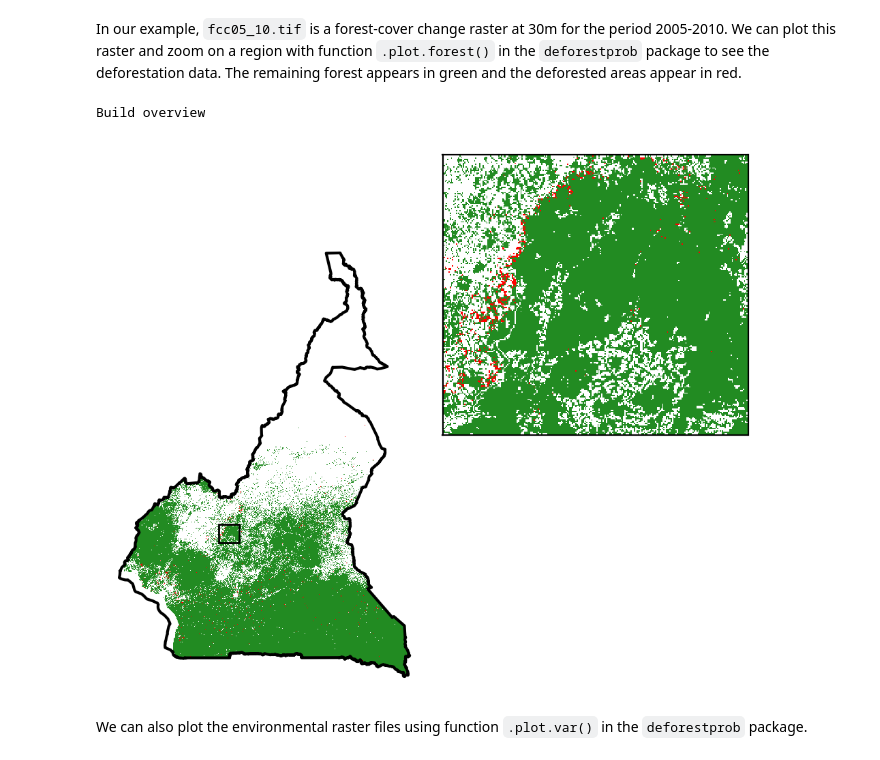
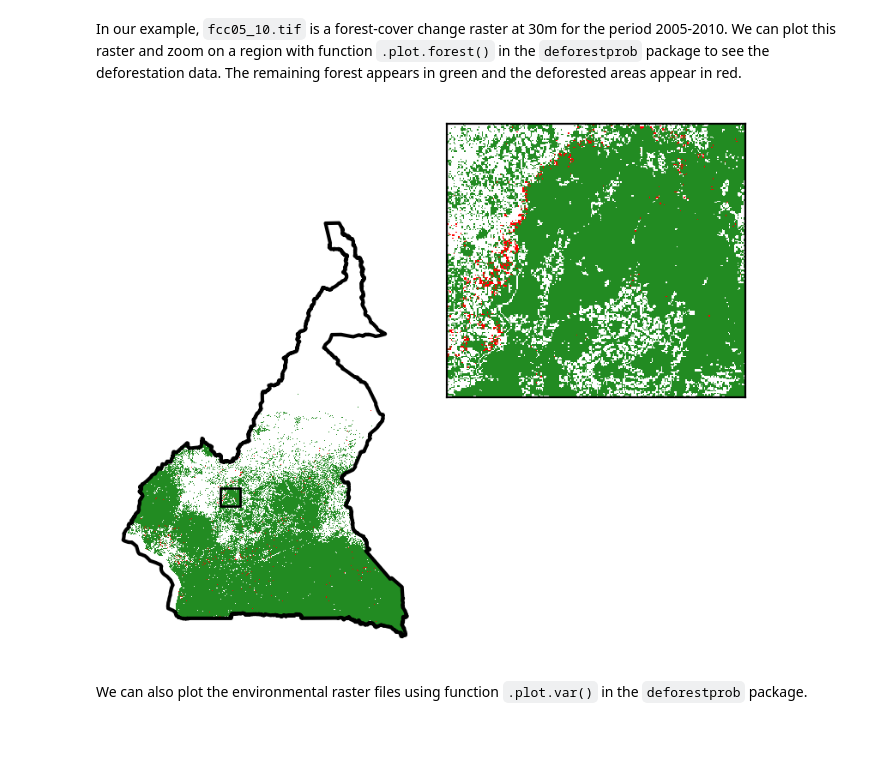
Before and after one commit to ghislainv/workshopReCaREDD, a Jupyter notebook: deforCameroon/notebook/notebook.ipynb, the cells around one changed output. Saved outputs shown, nothing was run; the diff lists cells and outputs as text; code cells hidden in the pictures.

```diff
--- a/deforCameroon/notebook/notebook.ipynb
+++ b/deforCameroon/notebook/notebook.ipynb
@@ -87,18 +87,16 @@ In our example, `fcc05_10.tif` is a forest-cover change raster at 30m for the pe
 # %%
 # ========================================================
 # Plot forest
 # ========================================================
-forest_fig = dfp.plot.forest(input_forest_raster="data/fcc05_10.tif",
+dfp.plot.forest(input_forest_raster="data/fcc05_10.tif",
                 output_file="output/forest.png",
                 borders="data/borders_UTM.shp",
                 col=(255, 0, 0, 255),  # rgba color for deforestation
-                figsize=(5,5),
+                figsize=(4,4),
                 dpi=200,
                 zoom=(730000,790000,585000,640000))  # xmin, xmax, ymin, ymax
-forest_fig
 # %% [output]
-Build overview
-[figure, old version]
+[figure, new version]
 # %% [markdown]
 We can also plot the environmental raster files using function `.plot.var()` in the `deforestprob` package.
 # %%
```
Also changed, not shown: parts of 5 cells of this notebook.
